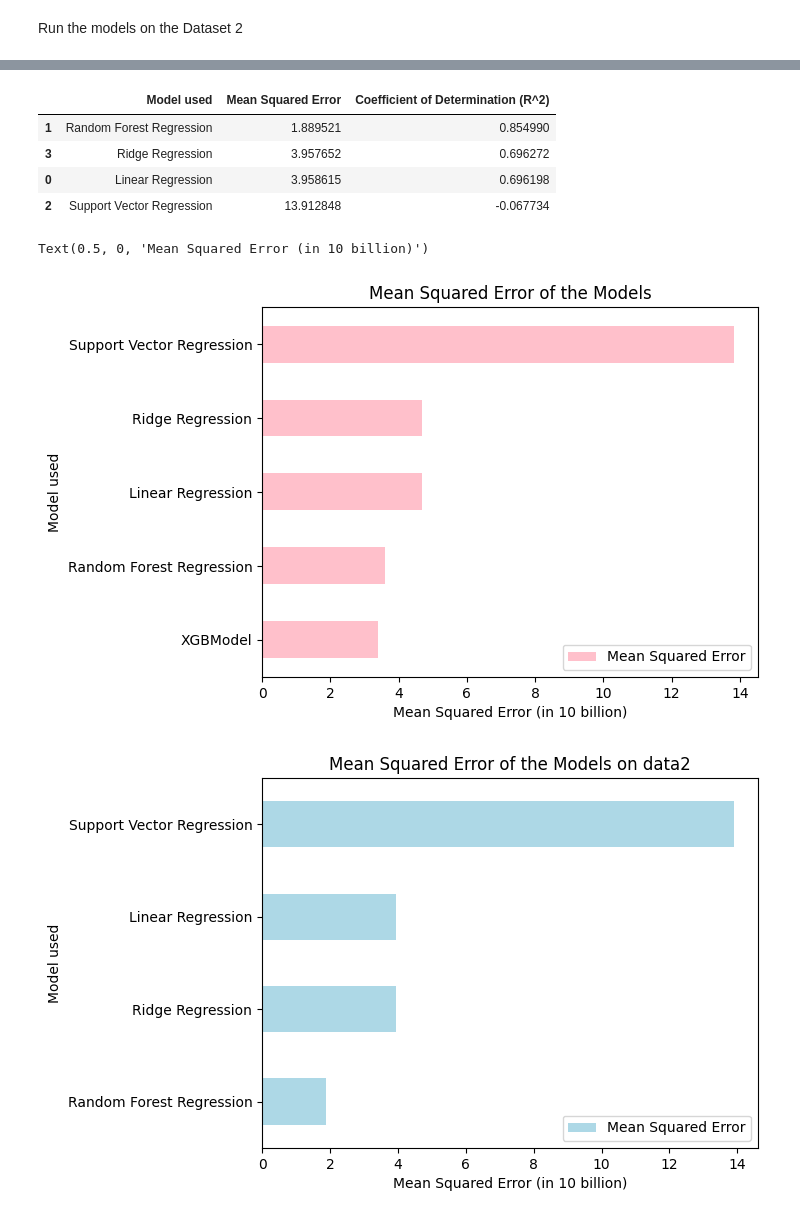
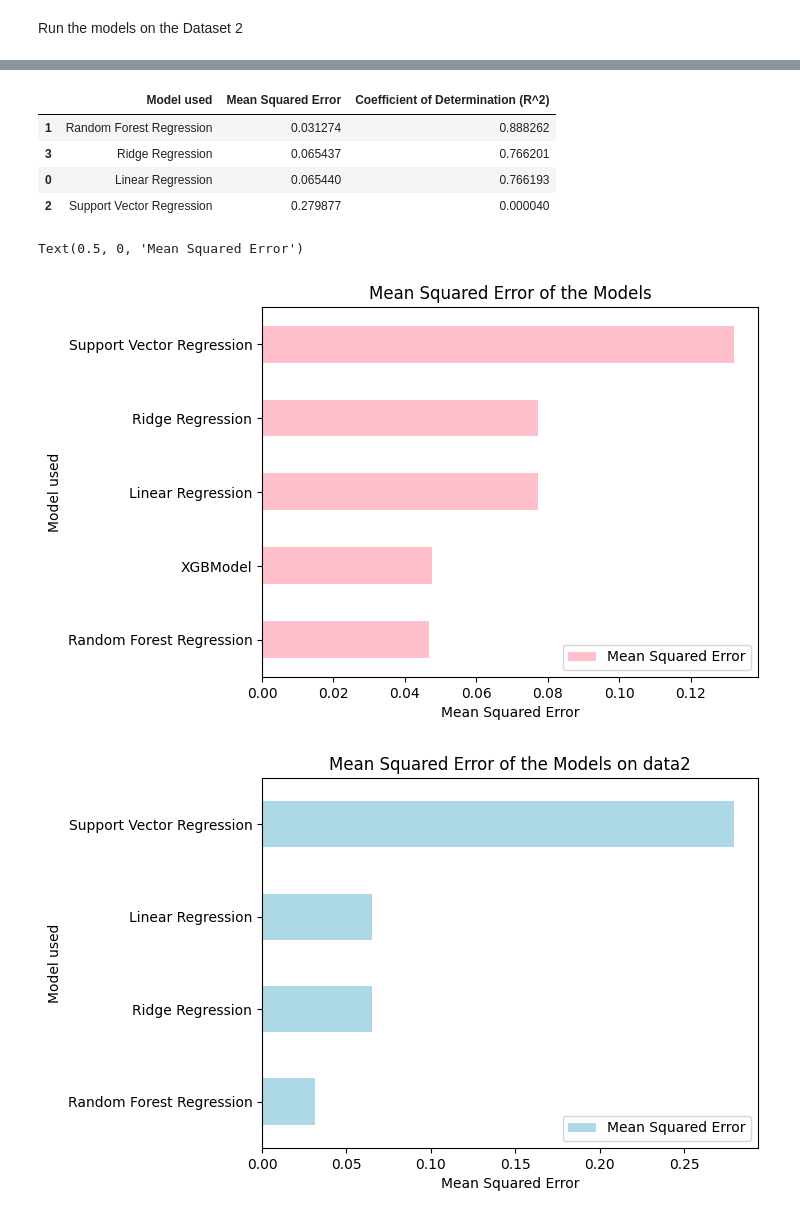
Before and after one commit to DavidRiemer02/ML_Project, a Jupyter notebook: Group project.ipynb, the cells around one changed output, grey strips where cells are left out. Cells and saved outputs as stored; diff of their text form; code cells hidden in the pictures.

```diff
--- a/Group project.ipynb
+++ b/Group project.ipynb
@@ -225,6 +225,9 @@ from sklearn.model_selection import train_test_split
 from sklearn.linear_model import LinearRegression
 from sklearn.metrics import mean_squared_error, r2_score
 
+
+data1['price'] = np.log(data1['price'])
+data2['price'] = np.log(data2['price'])
 # Split the data into features (X) and the target variable (y)
 X = data1.drop('price', axis=1)
 y = data1['price']
@@ -252,6 +241,18 @@ model_SVR2 = svm.SVR()
 # %%
+# Create an instance of the linear regression model
+model_LR = LinearRegression()
+model_LR2 = LinearRegression()
+
+from sklearn.ensemble import RandomForestRegressor
+#Create instance of RandomForestRegressor
+model_RFR = RandomForestRegressor(n_estimators=100)
+model_RFR2 = RandomForestRegressor(n_estimators=50)
+
+from sklearn import svm
+model_SVR = svm.SVR()
+model_SVR2 = svm.SVR()
+
 from sklearn.linear_model import Ridge
-
 # Create an instance of the Ridge regression model
 model_Ridge = Ridge(alpha=0.5)
 model_Ridge2 = Ridge(alpha=0.5)
@@ -345,36 +346,36 @@ import pandas as pd
 # Create a DataFrame from the dictionary
 results_df = pd.DataFrame(results1)
 # Use sigmoid function to scale the MSE
-results_df['Mean Squared Error'] = results_df['Mean Squared Error']/10000000000
+results_df['Mean Squared Error'] = results_df['Mean Squared Error']
 #Sort by MSE
 results_df.sort_values(by=['Mean Squared Error'], inplace=True)
 results_df.head()
 
 results_df2 = pd.DataFrame(results2)
-results_df2['Mean Squared Error'] = results_df2['Mean Squared Error']/10000000000
+results_df2['Mean Squared Error'] = results_df2['Mean Squared Error']
 results_df2.sort_values(by=['Mean Squared Error'], inplace=True)
 results_df2.head()
 # %% [output]
 |  | Model used | Mean Squared Error | Coefficient of Determination (R^2) |
-| 1 | Random Forest Regression | 1.889521 | 0.854990 |
-| 3 | Ridge Regression | 3.957652 | 0.696272 |
-| 0 | Linear Regression | 3.958615 | 0.696198 |
-| 2 | Support Vector Regression | 13.912848 | -0.067734 |
+| 1 | Random Forest Regression | 0.031274 | 0.888262 |
+| 3 | Ridge Regression | 0.065437 | 0.766201 |
+| 0 | Linear Regression | 0.065440 | 0.766193 |
+| 2 | Support Vector Regression | 0.279877 | 0.000040 |
 # %%
 
 # Plot the MSE of the results DataFrame
 results_df.plot(x='Model used', y='Mean Squared Error', kind='barh', color='pink')
 # Add a title and axis labels
 plt.title('Mean Squared Error of the Models')
-plt.xlabel('Mean Squared Error (in billion)')
+plt.xlabel('Mean Squared Error')
 #Add data2 to the plot
 results_df2.plot(x='Model used', y='Mean Squared Error', kind='barh', color='lightblue')
 plt.title('Mean Squared Error of the Models on data2')
-plt.xlabel('Mean Squared Error (in billion)')
+plt.xlabel('Mean Squared Error')
 # %% [output]
-Text(0.5, 0, 'Mean Squared Error (in 10 billion)')
+Text(0.5, 0, 'Mean Squared Error')
-[figure, old version]
+[figure, new version]
-[figure, old version]
+[figure, new version]
 # %%
 #Compare actual house prices with predicted prices for 5 random houses
 #Predict one house price and run 10 times to see the difference
```
Also changed, not shown: parts of 7 cells of this notebook, 1 other file.
